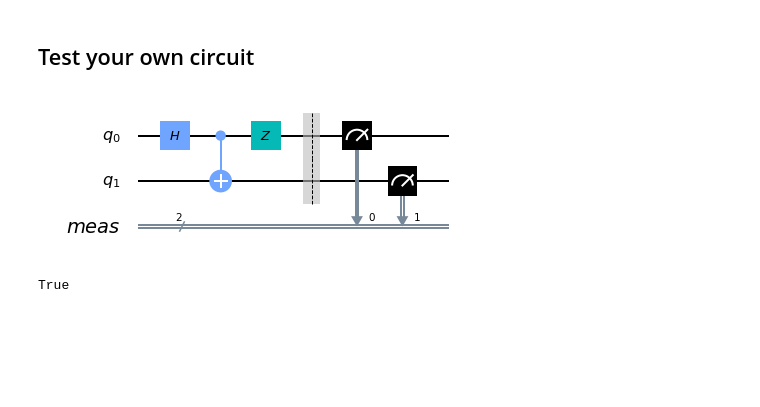
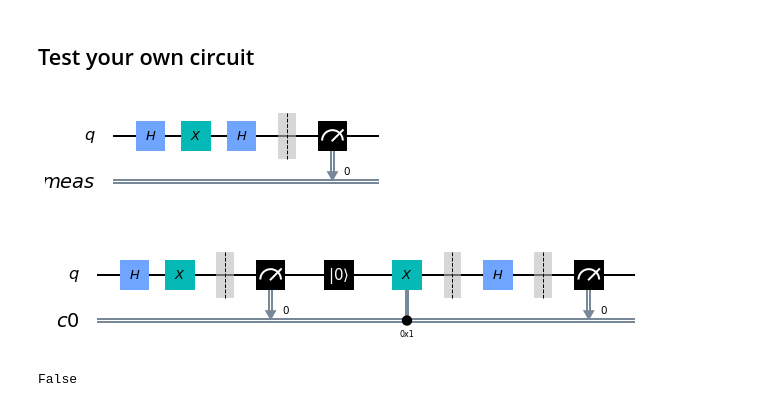
Before and after one commit to edwinagnew/qiskit-tutorials, a Jupyter notebook: deferred measurement test.ipynb, the cells around one changed output. Drawn from its saved outputs; the diff is of its cells as text; code cells hidden in the pictures; blank space fills up the shorter version.

Commit message:
updated deffered measurement

```diff
--- a/deferred measurement test.ipynb
+++ b/deferred measurement test.ipynb
@@ -157,19 +156,24 @@ diffs[1][1].draw(output='mpl')
 # %% [markdown]
 ## Test your own circuit
 # %%
-qc = QuantumCircuit(2)
+qc = QuantumCircuit(1)
 qc.h(0)
-qc.cx(0,1)
-qc.z(0)
+qc.x(0)
+qc.h(0)
 qc.measure_all()
 qc.draw(output='mpl')
 # %% [output]
-[figure, old version]
+[figure, new version]
+# %%
+qc2 = randomly_measure(qc, p=0.5)
+qc2.draw(output='mpl')
+# %% [output]
+[figure, added]
 # %%
-a, b = simulate(qc), simulate(randomly_measure(qc))
+a, b = simulate(qc), simulate(qc2)
 len(a) == len(b)
 # %% [output]
-True
+False
 # %%
 a, b
 # %% [output]
```
Also changed, not shown: parts of 11 cells of this notebook, 1 other file.
